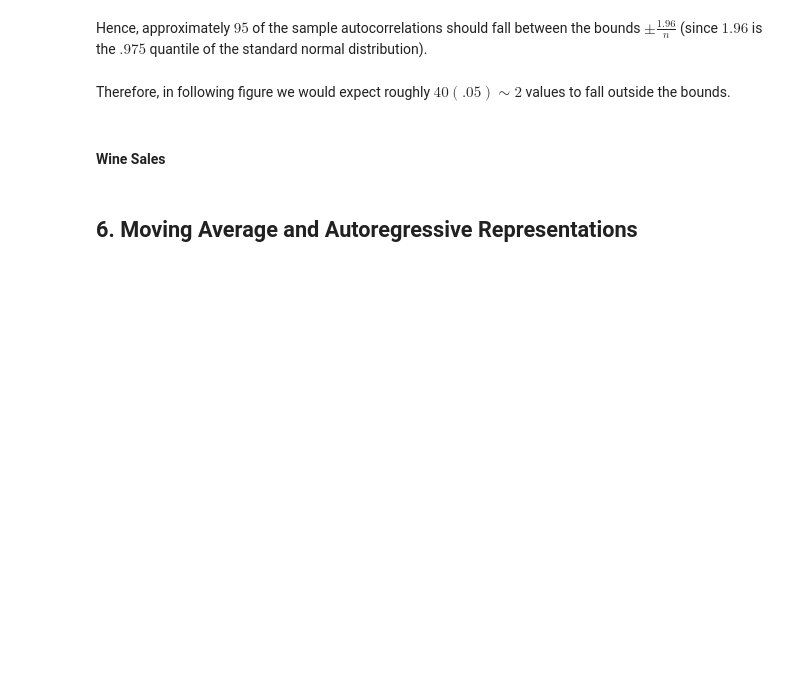
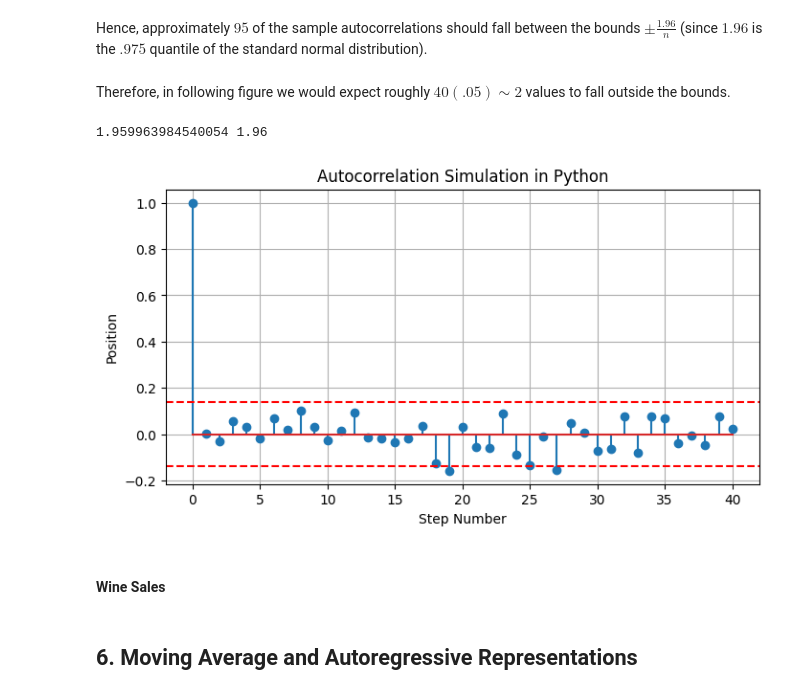
Before and after one commit to Bayan2019/kaz-gu, a Jupyter notebook: 01-ipynb/03-time-series-statistics/02-fundamentals.ipynb, the cells around one changed output. Cells and saved outputs as stored; diff of their text form; code cells hidden in the pictures; blank space fills up the shorter version.

```diff
--- a/01-ipynb/03-time-series-statistics/02-fundamentals.ipynb
+++ b/01-ipynb/03-time-series-statistics/02-fundamentals.ipynb
@@ -430,3 +441,7 @@ The **sample autocorrelation function** is
 \end{equation}
 # %% [markdown]
 ### Examples
+# %%
+z_twotailed = norm.ppf(1 - 0.05/2)
+
+z_twotailed
@@ -473,15 +484,22 @@ It can be shown, in fact, that for iid noise with finite variance, the sample au
 Hence, approximately $95%$ of the sample autocorrelations should fall between the bounds $\pm\frac{1.96}{n}$ (since $1.96$ is the $.975$ quantile of the standard normal distribution).
 # %% [markdown]
 Therefore, in following figure we would expect roughly $40(.05)\sim2$ values to fall outside the bounds.
+# %%
+print(z_twotailed, 1.96)
+# %% [output]
+1.959963984540054 1.96
 # %%
 plt.figure(figsize=(8, 4))
 plt.stem(np.arange(41), acors)
-plt.axhline(1.96/np.sqrt(200), color='r', linestyle='--')
+plt.axhline(z_twotailed/np.sqrt(200), color='r', linestyle='--')
+plt.axhline(-z_twotailed/np.sqrt(200), color='r', linestyle='--')
 plt.title("Autocorrelation Simulation in Python")
 plt.xlabel("Step Number")
 plt.ylabel("Position")
 plt.grid(True)
 plt.show()
+# %% [output]
+[figure, added]
 # %% [markdown]
 #### Wine Sales
 # %%
```
Also changed, not shown: parts of 18 cells of this notebook, 1 other file.
